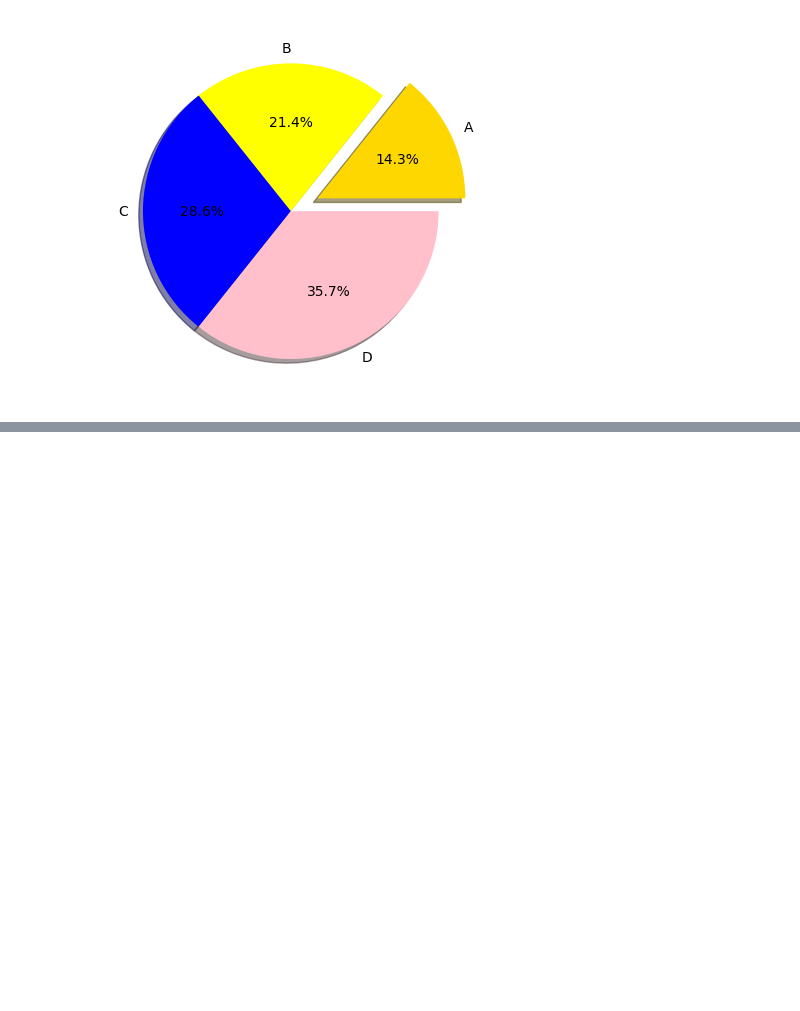
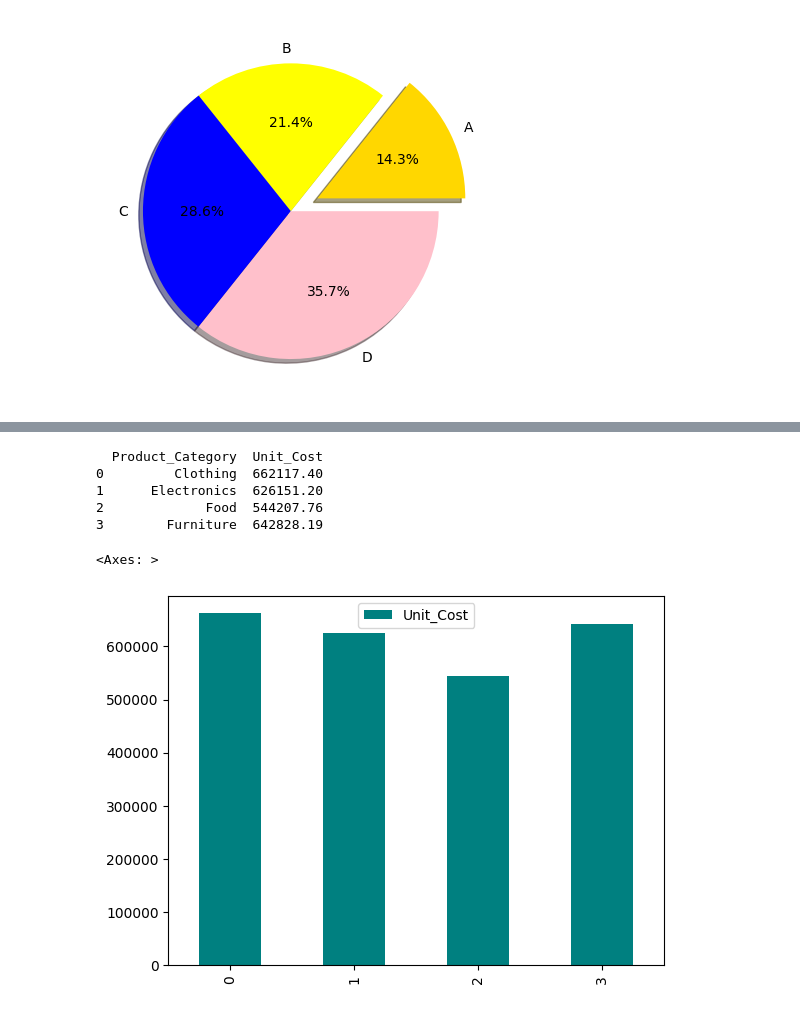
Before and after one commit to abhishekkp00/Data_Analysis_Basics, a Jupyter notebook: MatplotLib.ipynb, the cells around one changed output, grey strips where cells are left out. Cells and saved outputs as stored; diff of their text form; code cells hidden in the pictures; blank space fills up the shorter version.

Commit message:
Finished the basic data analysis on sales dataset

```diff
--- a/MatplotLib.ipynb
+++ b/MatplotLib.ipynb
@@ -125,0 +129,2 @@ plt.pie(sizes, explode = explode, labels = labels, colors = colors, autopct = "%
+# %%
+df = pd.read_csv("sales_data.csv", encoding="latin1")
@@ -125,0 +160,16 @@ plt.pie(sizes, explode = explode, labels = labels, colors = colors, autopct = "%
+# %%
+#Plot totl sales by product
+total_sales_by_product = df.groupby('Product_Category')['Unit_Cost'].sum().reset_index()   #reset_index after the col will be in x and y axis
+# %%
+print(total_sales_by_product)
+# %% [output]
+  Product_Category  Unit_Cost
+0         Clothing  662117.40
+1      Electronics  626151.20
+2             Food  544207.76
+3        Furniture  642828.19
+# %%
+total_sales_by_product.plot(kind = 'bar', color = 'teal')
+# %% [output]
+<Axes: >
+[figure, added]
```
Also changed, not shown: parts of 3 cells of this notebook, 1 other file.
